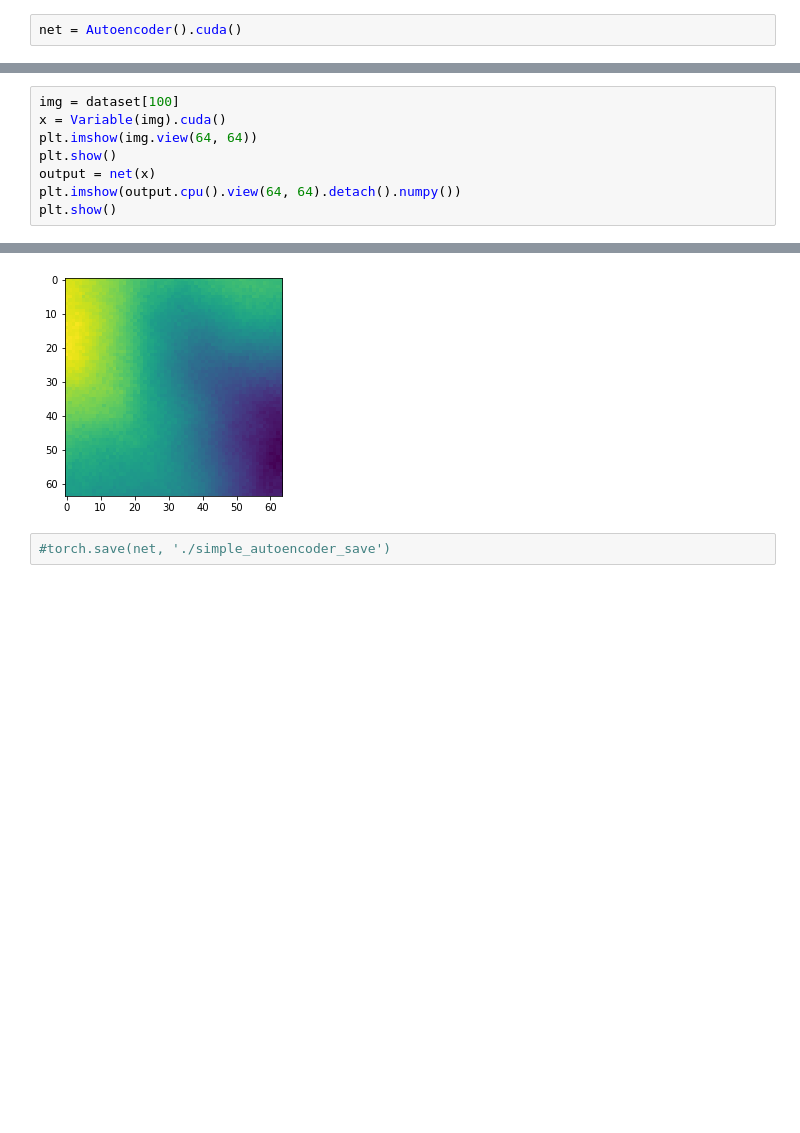
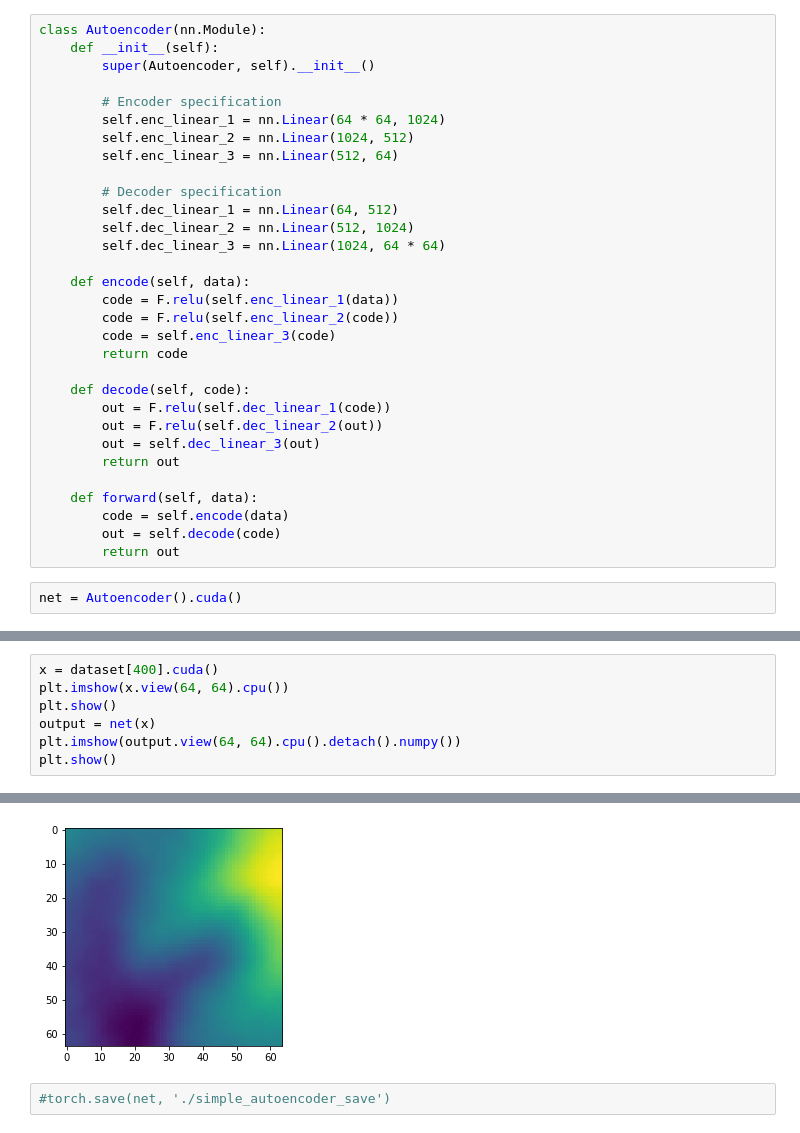
Before and after one commit to nikitakuchur/landscape-generator, a Jupyter notebook: simple_autoencoder.ipynb, the cells around one changed output, grey strips where cells are left out. Saved outputs shown, nothing was run; the diff lists cells and outputs as text; blank space fills up the shorter version.

Commit message:
Updated simple autoencoder

```diff
--- a/simple_autoencoder.ipynb
+++ b/simple_autoencoder.ipynb
@@ -58,3 +35,34 @@ class Autoencoder(nn.Module):
+# %%
+class Autoencoder(nn.Module):
+    def __init__(self):
+        super(Autoencoder, self).__init__()
+
+        # Encoder specification
+        self.enc_linear_1 = nn.Linear(64 * 64, 1024)
+        self.enc_linear_2 = nn.Linear(1024, 512)
+        self.enc_linear_3 = nn.Linear(512, 64)
+
+        # Decoder specification
+        self.dec_linear_1 = nn.Linear(64, 512)
+        self.dec_linear_2 = nn.Linear(512, 1024)
+        self.dec_linear_3 = nn.Linear(1024, 64 * 64)
+
+    def encode(self, data):
+        code = F.relu(self.enc_linear_1(data))
+        code = F.relu(self.enc_linear_2(code))
+        code = self.enc_linear_3(code)
+        return code
+
+    def decode(self, code):
+        out = F.relu(self.dec_linear_1(code))
+        out = F.relu(self.dec_linear_2(out))
+        out = self.dec_linear_3(out)
+        return out
+
+    def forward(self, data):
+        code = self.encode(data)
+        out = self.decode(code)
+        return out
 # %%
 net = Autoencoder().cuda()
 # %%
@@ -94,9 +109,8 @@ tensor(0.2305, device='cuda:0', grad_fn=<MseLossBackward>)
 # %%
-img = dataset[100]
-x = Variable(img).cuda()
-plt.imshow(img.view(64, 64))
+x = dataset[400].cuda()
+plt.imshow(x.view(64, 64).cpu())
 plt.show()
 output = net(x)
-plt.imshow(output.cpu().view(64, 64).detach().numpy())
+plt.imshow(output.view(64, 64).cpu().detach().numpy())
 plt.show()
 # %% [output]
@@ -104,4 +118,4 @@ plt.show()
-[figure, old version]
+[figure, new version]
 # %%
 #torch.save(net, './simple_autoencoder_save')
 # %%
```
Also changed, not shown: parts of 7 cells of this notebook, 1 other file.
